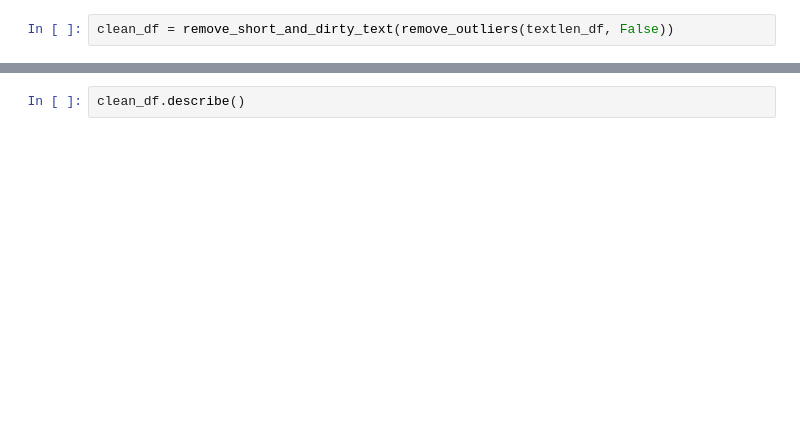
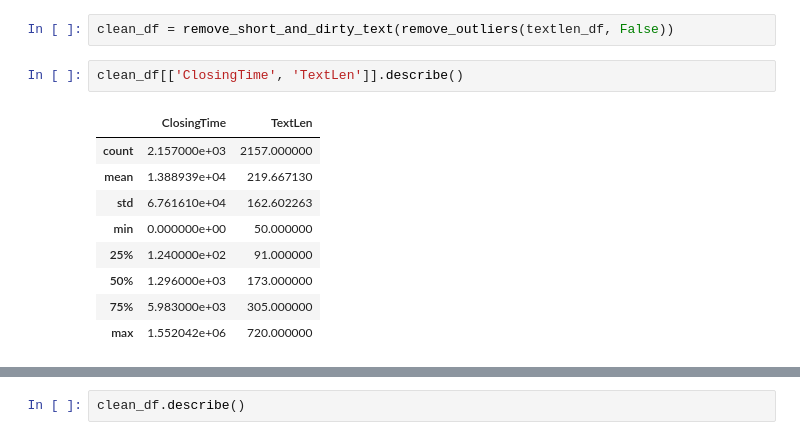
Before and after one commit to TiredFalcon/readse-pull-requests, a Jupyter notebook: Get_PRs_Texts_And_Clean.ipynb, the cells around one changed output, grey strips where cells are left out. Cells and saved outputs as stored; diff of their text form; blank space fills up the shorter version.

```diff
--- a/Get_PRs_Texts_And_Clean.ipynb
+++ b/Get_PRs_Texts_And_Clean.ipynb
@@ -181,3 +197,15 @@ def remove_short_and_dirty_text(_df: pd.DataFrame) -> pd.DataFrame:
 # %%
 clean_df = remove_short_and_dirty_text(remove_outliers(textlen_df, False))
+# %%
+clean_df[['ClosingTime', 'TextLen']].describe()
+# %% [output]
+|  | ClosingTime | TextLen |
+| count | 2.157000e+03 | 2157.000000 |
+| mean | 1.388939e+04 | 219.667130 |
+| std | 6.761610e+04 | 162.602263 |
+| min | 0.000000e+00 | 50.000000 |
+| 25% | 1.240000e+02 | 91.000000 |
+| 50% | 1.296000e+03 | 173.000000 |
+| 75% | 5.983000e+03 | 305.000000 |
+| max | 1.552042e+06 | 720.000000 |
 # %%
```
Also changed, not shown: parts of 6 cells of this notebook, 1 other file.
